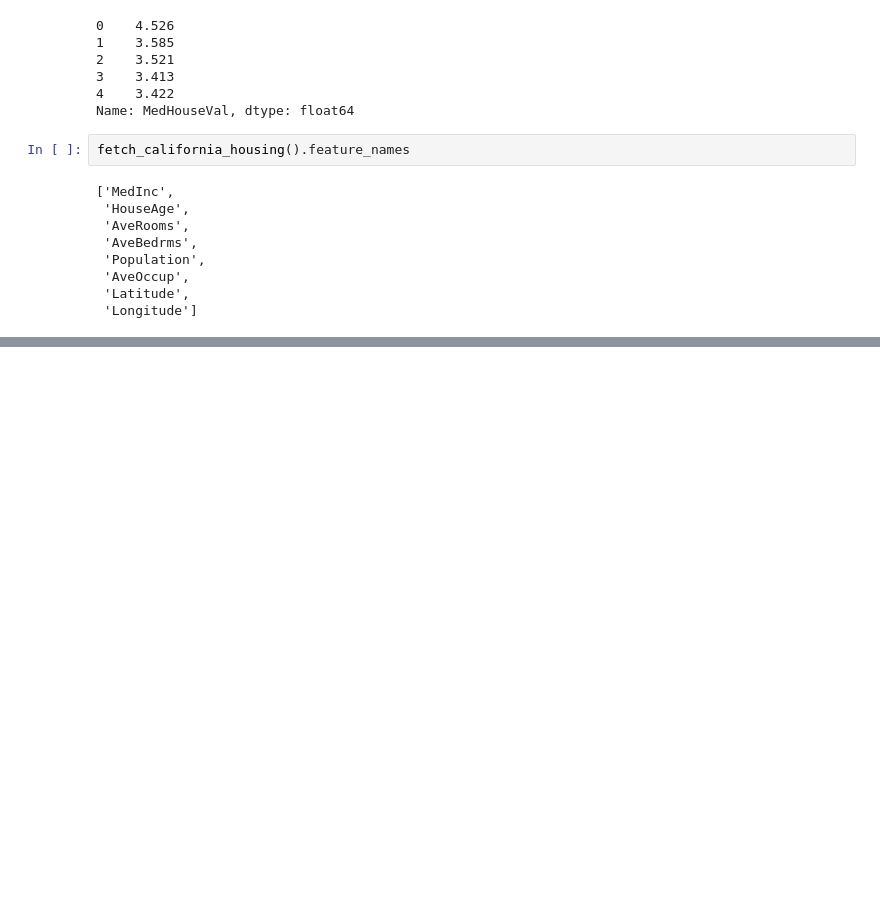
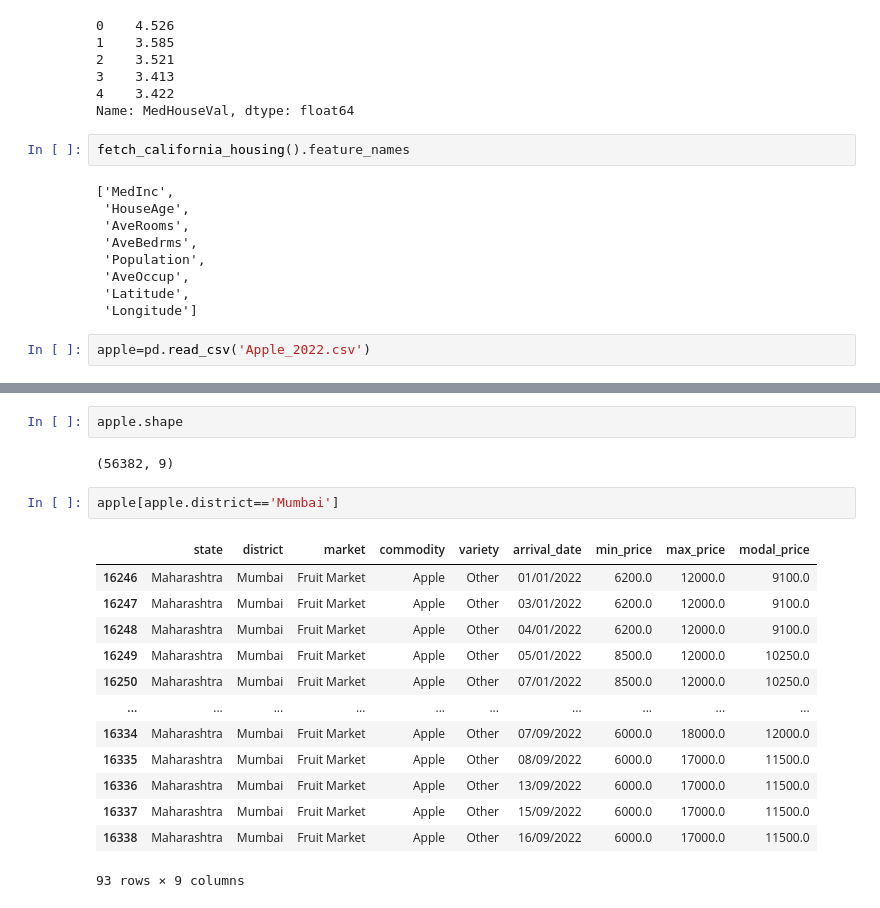
Before and after one commit to Animeshsinghiit/Machine-learning-practises, a Jupyter notebook: data_loading_and_basics.ipynb, the cells around one changed output, grey strips where cells are left out. Saved outputs shown, nothing was run; the diff lists cells and outputs as text; blank space fills up the shorter version.

```diff
--- a/data_loading_and_basics.ipynb
+++ b/data_loading_and_basics.ipynb
@@ -109,3 +109,5 @@ fetch_california_housing().feature_names
  'AveOccup',
  'Latitude',
  'Longitude']
+# %%
+apple=pd.read_csv('Apple_2022.csv')
@@ -111,0 +123,20 @@ fetch_california_housing().feature_names
+# %%
+apple.shape
+# %% [output]
+(56382, 9)
+# %%
+apple[apple.district=='Mumbai']
+# %% [output]
+|  | state | district | market | commodity | variety | arrival_date | min_price | max_price | modal_price |
+| 16246 | Maharashtra | Mumbai | Fruit Market | Apple | Other | 01/01/2022 | 6200.0 | 12000.0 | 9100.0 |
+| 16247 | Maharashtra | Mumbai | Fruit Market | Apple | Other | 03/01/2022 | 6200.0 | 12000.0 | 9100.0 |
+| 16248 | Maharashtra | Mumbai | Fruit Market | Apple | Other | 04/01/2022 | 6200.0 | 12000.0 | 9100.0 |
+| 16249 | Maharashtra | Mumbai | Fruit Market | Apple | Other | 05/01/2022 | 8500.0 | 12000.0 | 10250.0 |
+| 16250 | Maharashtra | Mumbai | Fruit Market | Apple | Other | 07/01/2022 | 8500.0 | 12000.0 | 10250.0 |
+| ... | ... | ... | ... | ... | ... | ... | ... | ... | ... |
+| 16334 | Maharashtra | Mumbai | Fruit Market | Apple | Other | 07/09/2022 | 6000.0 | 18000.0 | 12000.0 |
+| 16335 | Maharashtra | Mumbai | Fruit Market | Apple | Other | 08/09/2022 | 6000.0 | 17000.0 | 11500.0 |
+| 16336 | Maharashtra | Mumbai | Fruit Market | Apple | Other | 13/09/2022 | 6000.0 | 17000.0 | 11500.0 |
+| 16337 | Maharashtra | Mumbai | Fruit Market | Apple | Other | 15/09/2022 | 6000.0 | 17000.0 | 11500.0 |
+| 16338 | Maharashtra | Mumbai | Fruit Market | Apple | Other | 16/09/2022 | 6000.0 | 17000.0 | 11500.0 |
+93 rows × 9 columns
```
Also changed, not shown: parts of 3 cells of this notebook.
